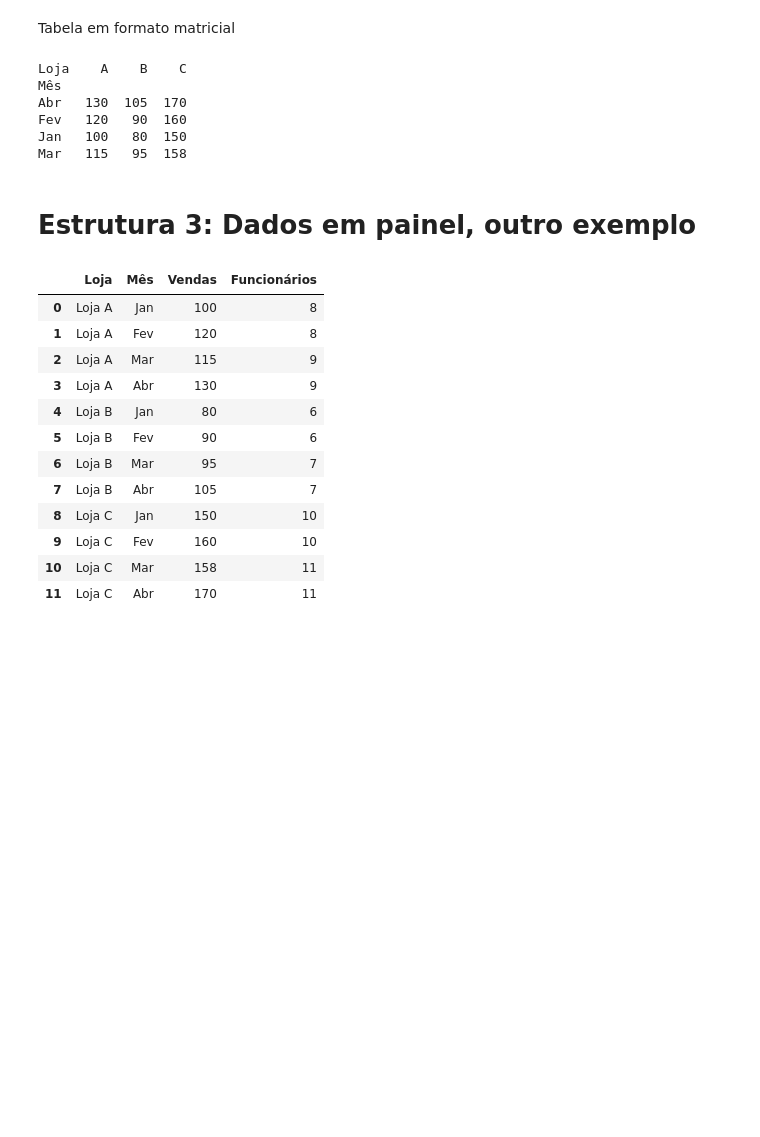
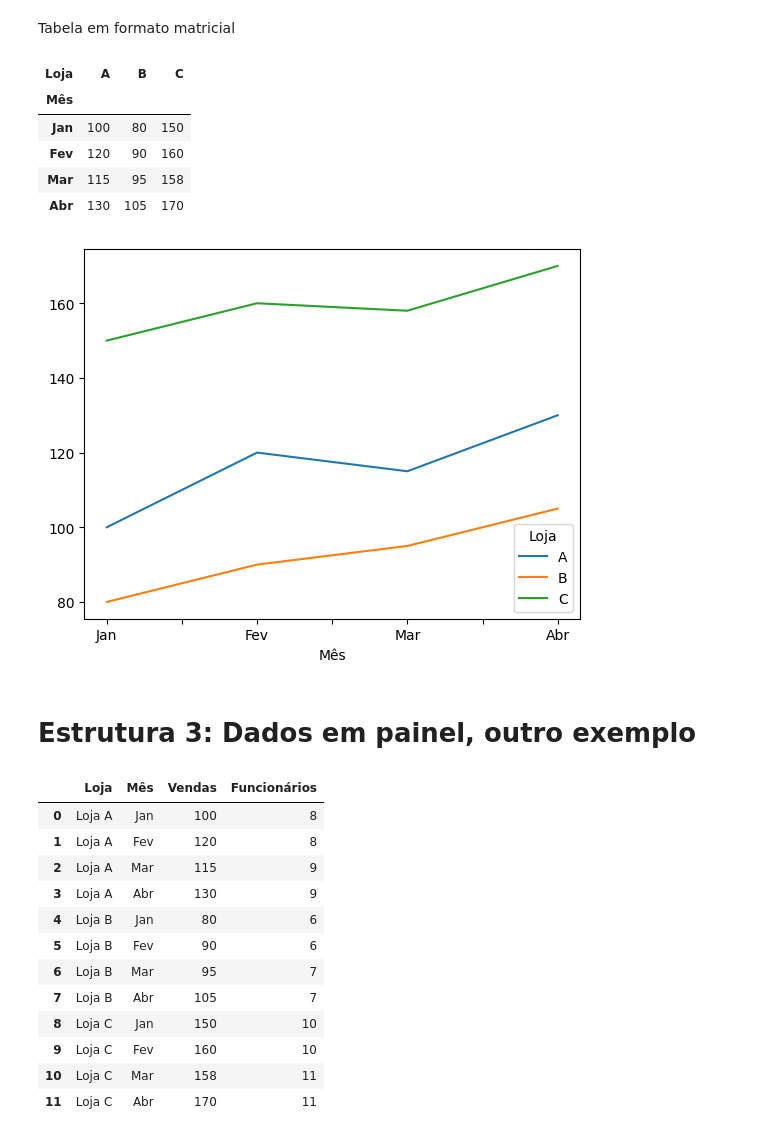
Before and after one commit to cibelerusso/FundamentosemCienciasdeDados, a Jupyter notebook: Notebooks/Fundamentos_em_Ciências_de_Dados_Aula6.ipynb, the cells around one changed output. Saved outputs shown, nothing was run; the diff lists cells and outputs as text; code cells hidden in the pictures; blank space fills up the shorter version.

```diff
--- a/Notebooks/Fundamentos_em_Ciências_de_Dados_Aula6.ipynb
+++ b/Notebooks/Fundamentos_em_Ciências_de_Dados_Aula6.ipynb
@@ -231,14 +328,18 @@ dtype: float64
 Tabela em formato matricial
 # %%
 tabela = df.pivot(index="Mês", columns="Loja", values="Vendas")
-print(tabela)
+tabela
 # %% [output]
-Loja    A    B    C
-Mês
-Abr   130  105  170
-Fev   120   90  160
-Jan   100   80  150
-Mar   115   95  158
+| Loja | A | B | C |
+| Mês |  |  |  |
+| Jan | 100 | 80 | 150 |
+| Fev | 120 | 90 | 160 |
+| Mar | 115 | 95 | 158 |
+| Abr | 130 | 105 | 170 |
+# %%
+tabela.plot();
+# %% [output]
+[figure, added]
 # %% [markdown]
 # Estrutura 3: Dados em painel, outro exemplo
 # %%
```
Also changed, not shown: parts of 17 cells of this notebook.
